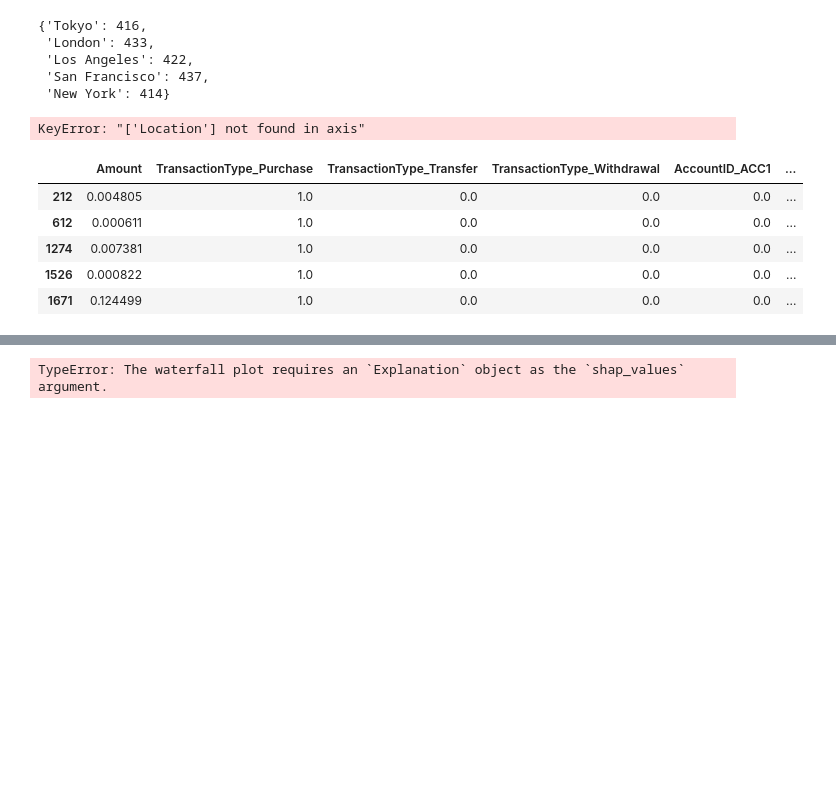
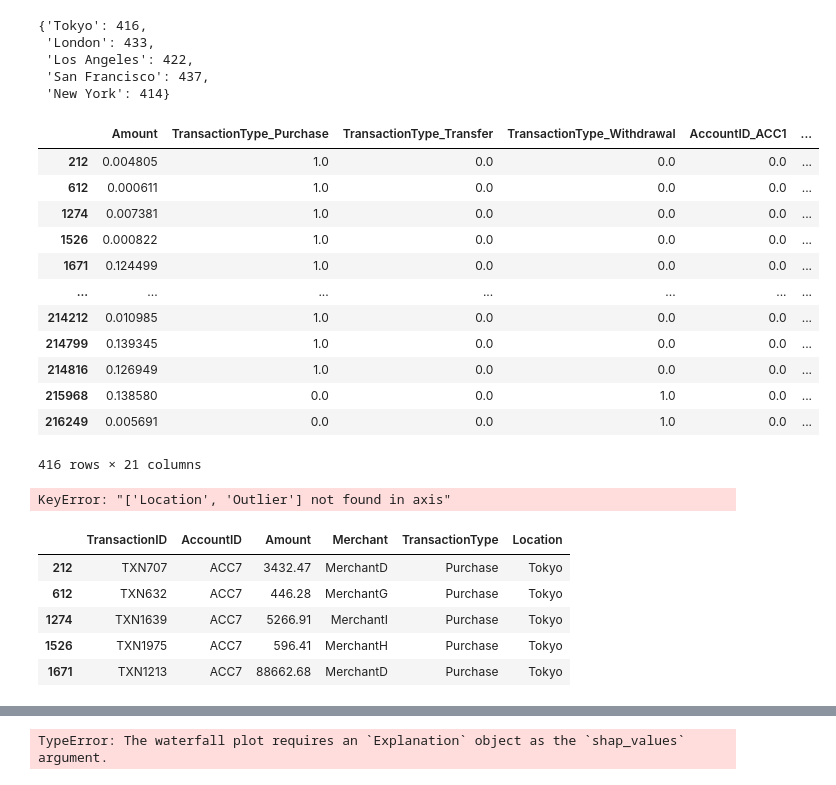
Before and after one commit to naufalkr/XAI-erp-transaction-anomaly, a Jupyter notebook: ERP_Anomaly_Detection.ipynb, the cells around one changed output, grey strips where cells are left out. Drawn from its saved outputs; the diff is of its cells as text; code cells hidden in the pictures; blank space fills up the shorter version.

```diff
--- a/ERP_Anomaly_Detection.ipynb
+++ b/ERP_Anomaly_Detection.ipynb
@@ -462,6 +529,22 @@ outliers_per_location
  'Los Angeles': 422,
  'San Francisco': 437,
  'New York': 414}
+# %%
+outliers_Tokyo_model_shape
+# %% [output]
+|  | Amount | TransactionType_Purchase | TransactionType_Transfer | TransactionType_Withdrawal | AccountID_ACC1 | ... |
+| 212 | 0.004805 | 1.0 | 0.0 | 0.0 | 0.0 | ... |
+| 612 | 0.000611 | 1.0 | 0.0 | 0.0 | 0.0 | ... |
+| 1274 | 0.007381 | 1.0 | 0.0 | 0.0 | 0.0 | ... |
+| 1526 | 0.000822 | 1.0 | 0.0 | 0.0 | 0.0 | ... |
+| 1671 | 0.124499 | 1.0 | 0.0 | 0.0 | 0.0 | ... |
+| ... | ... | ... | ... | ... | ... | ... |
+| 214212 | 0.010985 | 1.0 | 0.0 | 0.0 | 0.0 | ... |
+| 214799 | 0.139345 | 1.0 | 0.0 | 0.0 | 0.0 | ... |
+| 214816 | 0.126949 | 1.0 | 0.0 | 0.0 | 0.0 | ... |
+| 215968 | 0.138580 | 0.0 | 0.0 | 1.0 | 0.0 | ... |
+| 216249 | 0.005691 | 0.0 | 0.0 | 1.0 | 0.0 | ... |
+416 rows × 21 columns
 # %%
 import shap
 # %%
@@ -469,14 +552,14 @@ outliers_Tokyo_model_shape = outliers_Tokyo_model_shape.drop("Location", "Outlie
 # %%
-outliers_New_York_model_shape = outliers_New_York_model_shape.drop("Location", "Outlier", axis=1)
+outliers_New_York_model_shape = outliers_New_York_model_shape.drop(["Location", "Outlier"], axis=1)
 outliers_New_York.head()
 # %% [output]
-KeyError: "['Location'] not found in axis"
+KeyError: "['Location', 'Outlier'] not found in axis"
 # %%
-outliers_Tokyo_model_shape.head()
+outliers_Tokyo.head()
 # %% [output]
-|  | Amount | TransactionType_Purchase | TransactionType_Transfer | TransactionType_Withdrawal | AccountID_ACC1 | ... |
-| 212 | 0.004805 | 1.0 | 0.0 | 0.0 | 0.0 | ... |
-| 612 | 0.000611 | 1.0 | 0.0 | 0.0 | 0.0 | ... |
-| 1274 | 0.007381 | 1.0 | 0.0 | 0.0 | 0.0 | ... |
-| 1526 | 0.000822 | 1.0 | 0.0 | 0.0 | 0.0 | ... |
-| 1671 | 0.124499 | 1.0 | 0.0 | 0.0 | 0.0 | ... |
+|  | TransactionID | AccountID | Amount | Merchant | TransactionType | Location |
+| 212 | TXN707 | ACC7 | 3432.47 | MerchantD | Purchase | Tokyo |
+| 612 | TXN632 | ACC7 | 446.28 | MerchantG | Purchase | Tokyo |
+| 1274 | TXN1639 | ACC7 | 5266.91 | MerchantI | Purchase | Tokyo |
+| 1526 | TXN1975 | ACC7 | 596.41 | MerchantH | Purchase | Tokyo |
+| 1671 | TXN1213 | ACC7 | 88662.68 | MerchantD | Purchase | Tokyo |
```
Also changed, not shown: parts of 20 cells of this notebook.
